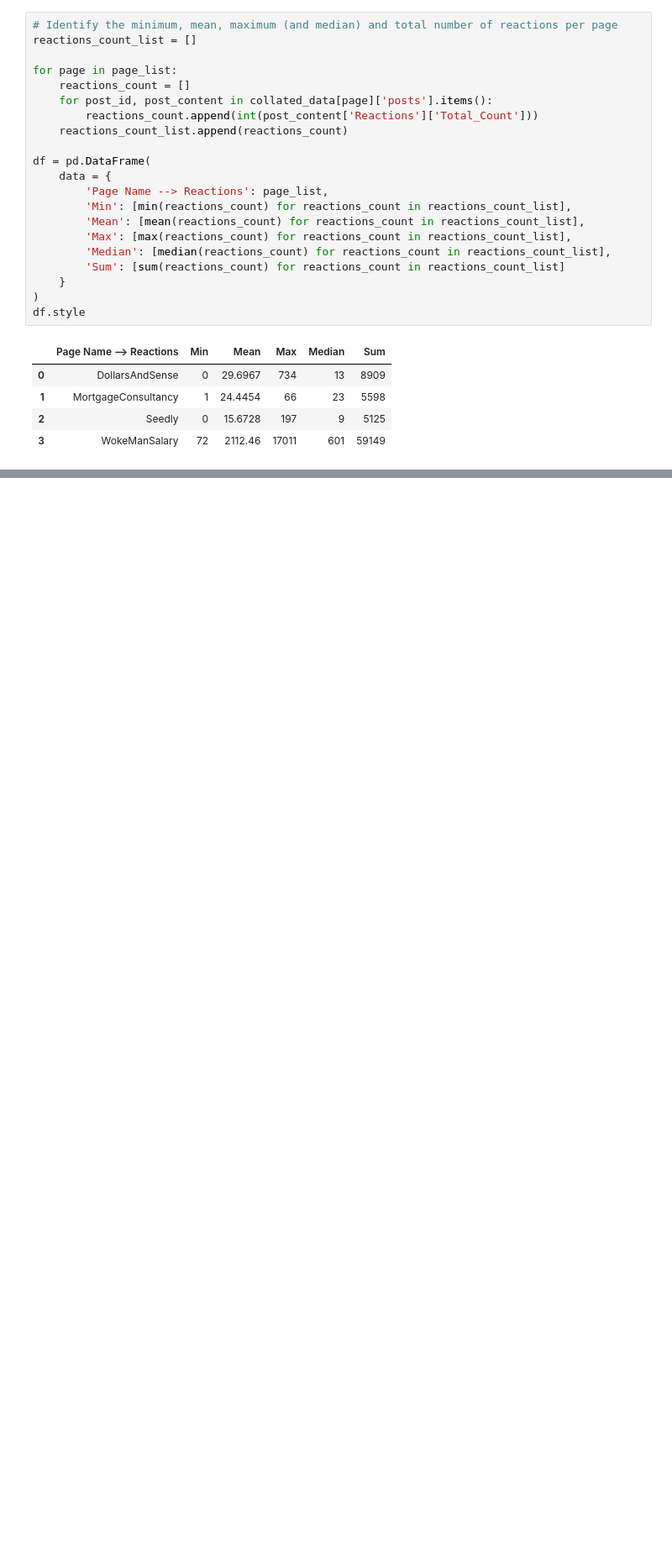
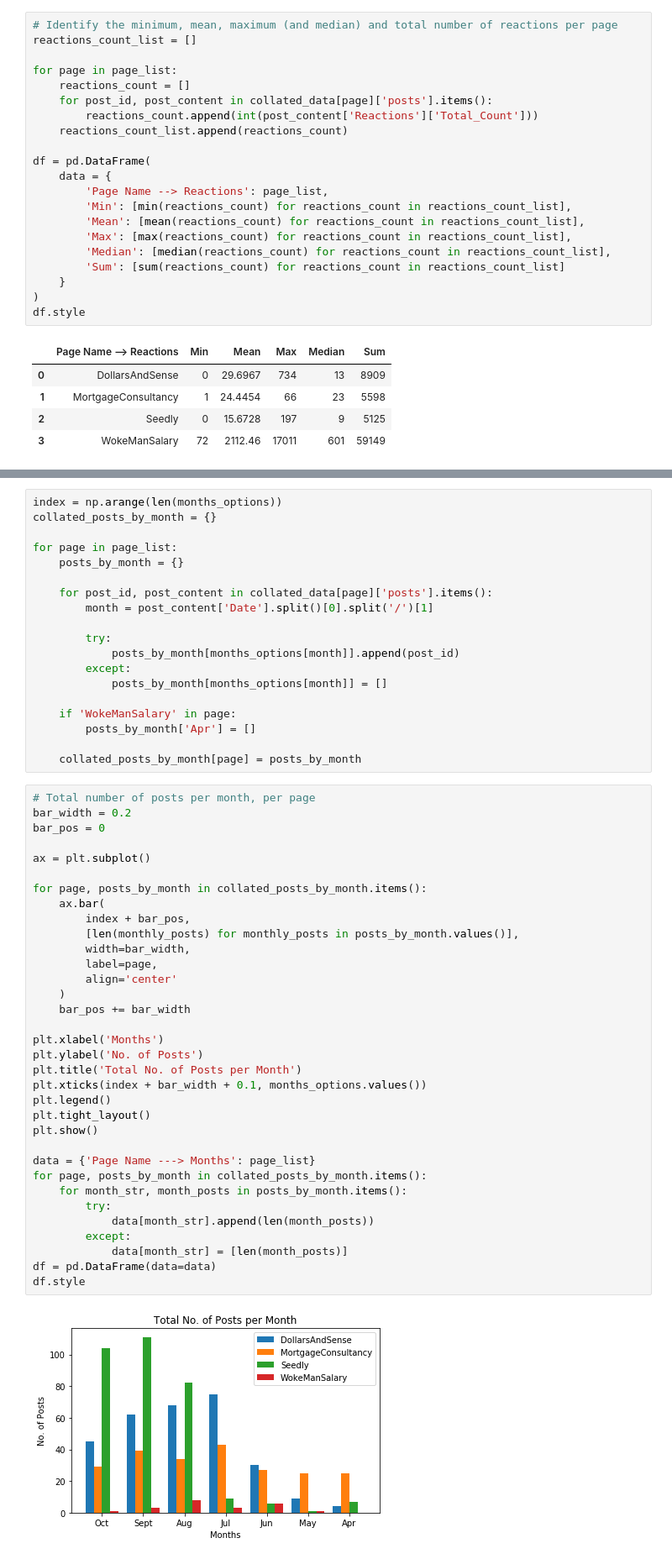
Before and after one commit to kqtqk88/IS434_PJ, a Jupyter notebook: FacebookScraper/Facebook_Data_Analysis_Workbook.ipynb, the cells around one changed output, grey strips where cells are left out. Shown: that part at 84% size. Cells and saved outputs as stored; diff of their text form; blank space fills up the shorter version.

```diff
--- a/FacebookScraper/Facebook_Data_Analysis_Workbook.ipynb
+++ b/FacebookScraper/Facebook_Data_Analysis_Workbook.ipynb
@@ -455,0 +469,55 @@ print(sorted_collated_date_list[-1])
+# %%
+index = np.arange(len(months_options))
+collated_posts_by_month = {}
+
+for page in page_list:
+    posts_by_month = {}
+
+    for post_id, post_content in collated_data[page]['posts'].items():
+        month = post_content['Date'].split()[0].split('/')[1]
+
+        try:
+            posts_by_month[months_options[month]].append(post_id)
+        except:
+            posts_by_month[months_options[month]] = []
+
+    if 'WokeManSalary' in page:
+        posts_by_month['Apr'] = []
+
+    collated_posts_by_month[page] = posts_by_month
+# %%
+# Total number of posts per month, per page
+bar_width = 0.2
+bar_pos = 0
+
+ax = plt.subplot()
+
+for page, posts_by_month in collated_posts_by_month.items():
+    ax.bar(
+        index + bar_pos,
+        [len(monthly_posts) for monthly_posts in posts_by_month.values()],
+        width=bar_width,
+        label=page,
+        align='center'
+    )
+    bar_pos += bar_width
+
+plt.xlabel('Months')
+plt.ylabel('No. of Posts')
+plt.title('Total No. of Posts per Month')
+plt.xticks(index + bar_width + 0.1, months_options.values())
+plt.legend()
+plt.tight_layout()
+plt.show()
+
+data = {'Page Name ---> Months': page_list}
+for page, posts_by_month in collated_posts_by_month.items():
+    for month_str, month_posts in posts_by_month.items():
+        try:
+            data[month_str].append(len(month_posts))
+        except:
+            data[month_str] = [len(month_posts)]
+df = pd.DataFrame(data=data)
+df.style
+# %% [output]
+[figure, added]
```
Also changed, not shown: parts of 11 cells of this notebook.
